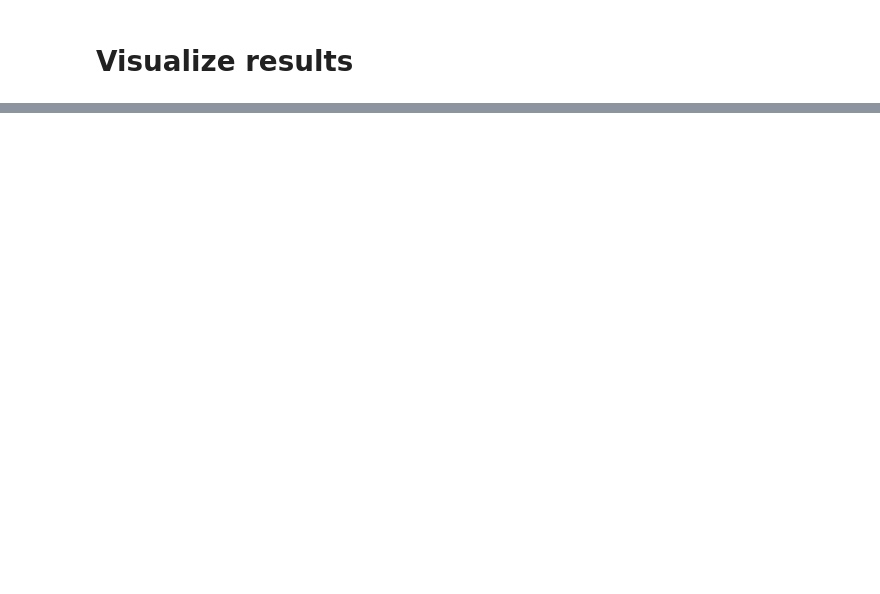
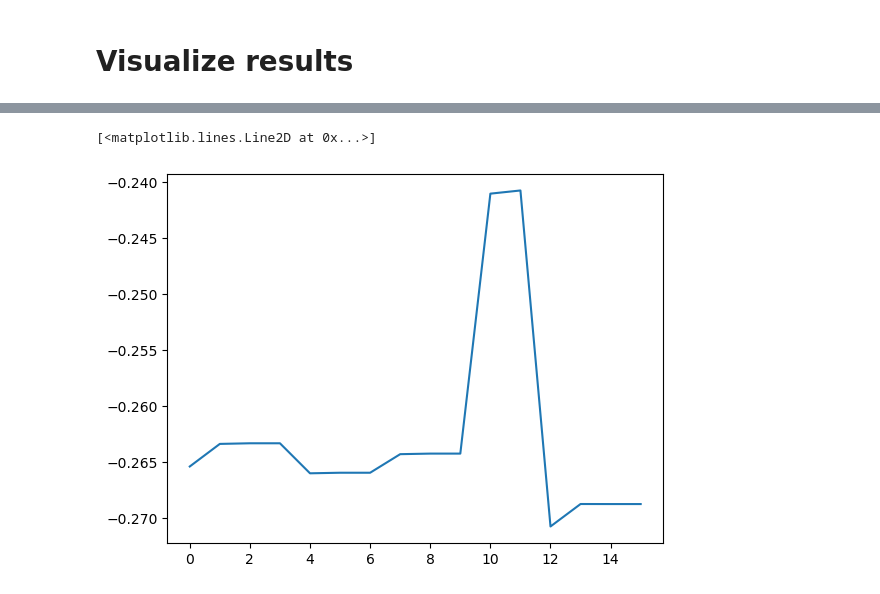
Before and after one commit to sofiastroustrup/SPMS, a Jupyter notebook: experiments/comparison/infer_posterior.ipynb, the cells around one changed output, grey strips where cells are left out. Cells and saved outputs as stored; diff of their text form; code cells hidden in the pictures; blank space fills up the shorter version.

```diff
--- a/experiments/comparison/infer_posterior.ipynb
+++ b/experiments/comparison/infer_posterior.ipynb
@@ -187,0 +400,5 @@ IndexError: list index out of range
+# %%
+plt.plot(chain_results[0]['trees'][:,0,0])
+# %% [output]
+[<matplotlib.lines.Line2D at 0x...>]
+[figure, added]
```
Also changed, not shown: parts of 25 cells of this notebook, 56 other files.
